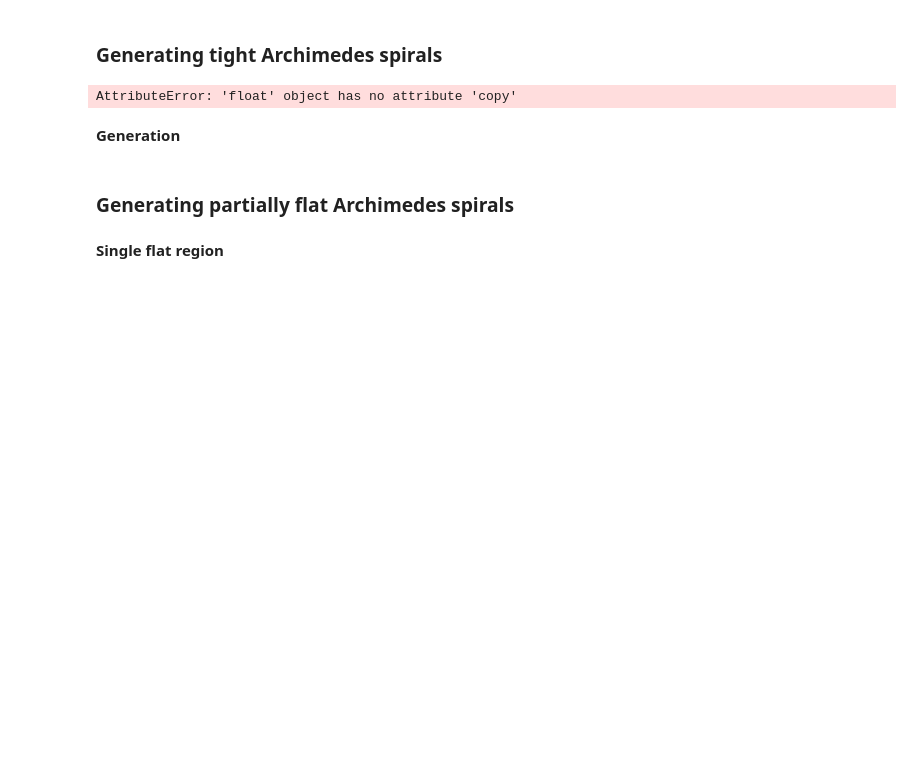
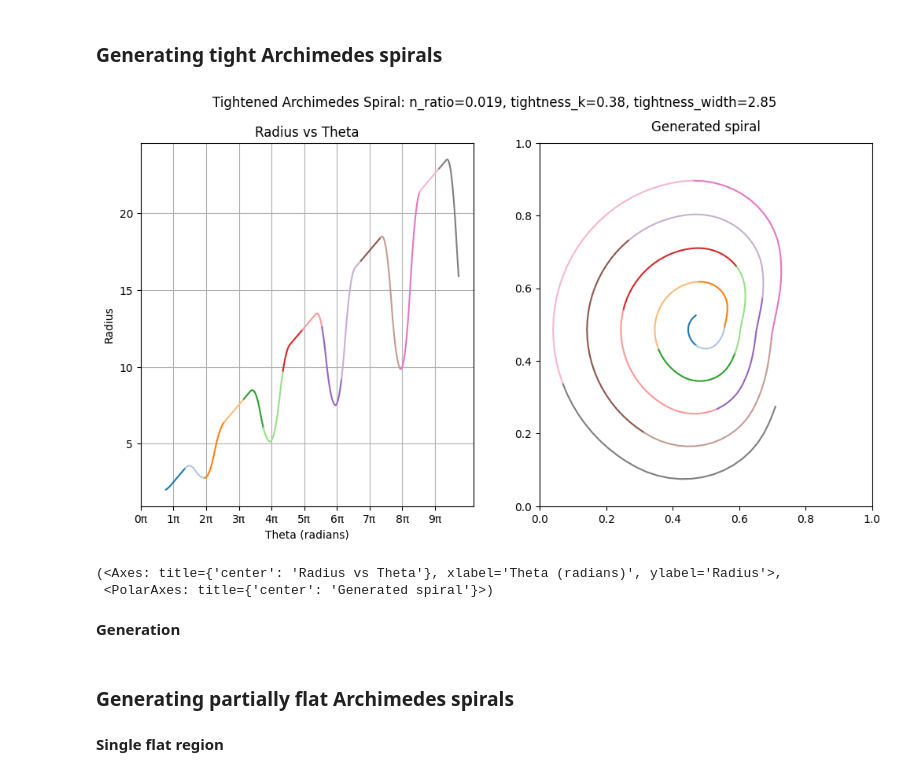
Before and after one commit to TheLegend442/drawing_spirals, a Jupyter notebook: synthetic_data.ipynb, the cells around one changed output. Cells and saved outputs as stored; diff of their text form; code cells hidden in the pictures; blank space fills up the shorter version.

Commit message:
Spiral generation script created

```diff
--- a/synthetic_data.ipynb
+++ b/synthetic_data.ipynb
@@ -280,7 +286,7 @@ def apply_local_shaping(r_data, theta_data, local_minimas_theta, local_minimas_r
         r_data (np.ndarray): The radial data array to be modified.
         theta_data (np.ndarray): The corresponding angular data array.
         local_minimas_theta (np.ndarray): Angles of local minimas.
-        local_minimas_r (np.ndarray): Radii of local minimas.
+        local_minimas_r (np.ndarray): Radius of local minimas.
         local_maximas_theta (np.ndarray): Angles of local maximas.
         local_maximas_r (np.ndarray): Radii of local maximas.
         tightness_width (float): The total angular width of the shaping window.
@@ -381,10 +387,10 @@ max_theta_offset = np.pi
 k_range = (0.5, 2.0)
 
 tightness_angle_range = (0, 2*np.pi)
-n_ratio_range = (0.03, 0.09) # Ratio of n parameter for linear equation in terms of max radius
-tightness_k_range = (0.1, 1.3)
-tightness_width_ratio_range = (0.14, 0.2) # Ratio of width of tightness to max radius
-max_k2k_ratio = 0.55  # Max ratio of tightness_k to original k
+n_ratio_range = (0.01, 0.02) # Ratio of n parameter for linear equation in terms of max radius
+tightness_k_range = (0.4, 1.3)
+tightness_width_ratio_range = (0.1, 0.14) # Ratio of width of tightness to max radius
+max_k2k_ratio = 0.45  # Max ratio of tightness_k to original k
 FLAT_PERCENTAGE = 0.3
 
 ## TESTING TIGHT ARCHIMEDES SPIRAL GENERATION
@@ -401,34 +407,36 @@ n_ratio = np.random.uniform(n_ratio_range[0], n_ratio_range[1])
 max_r = np.max(r)
 tightness_k = np.random.uniform(tightness_k_range[0], np.min([tightness_k_range[1], max_k2k_ratio*k]))
 tightness_width = np.random.uniform(tightness_width_ratio_range[0], tightness_width_ratio_range[1]) * max_r
 
 
 local_minimas_theta = []
 local_minimas_r = []
 minima_theta = tightness_angle
 while minima_theta < theta_ub + 2*np.pi:
     local_minimas_theta.append(minima_theta)
     local_minimas_r.append(tightness_k * minima_theta + n_ratio * max_r)
     minima_theta += 2*np.pi
 local_minimas_theta = np.array(local_minimas_theta)
 local_minimas_r = np.array(local_minimas_r)
 
 
 r_tightened = r.copy()
 r_tightened = apply_local_shaping(r_tightened, theta, local_minimas_theta, local_minimas_r, [], [], tightness_width, FLAT_PERCENTAGE)
 r_tightened = gaussian_filter(r_tightened, sigma=10.0, mode='nearest', radius=6)
 
 plot_segmented_spiral(
     gen_theta=theta,
     gen_r=r_tightened,
     num_segments=15,
     num_points=len(theta),
     colors=None,
     figsize=(12, 6),
     plot_title=f"Tightened Archimedes Spiral: n_ratio={n_ratio:.3f}, tightness_k={tightness_k:.2f}, tightness_width={tightness_width:.2f}"
 )
 # %% [output]
+[figure, added]
-AttributeError: 'float' object has no attribute 'copy'
+(<Axes: title={'center': 'Radius vs Theta'}, xlabel='Theta (radians)', ylabel='Radius'>,
+ <PolarAxes: title={'center': 'Generated spiral'}>)
 # %% [markdown]
 **Generation**
 # %%
```
Also changed, not shown: parts of 25 cells of this notebook, 12 other files.
